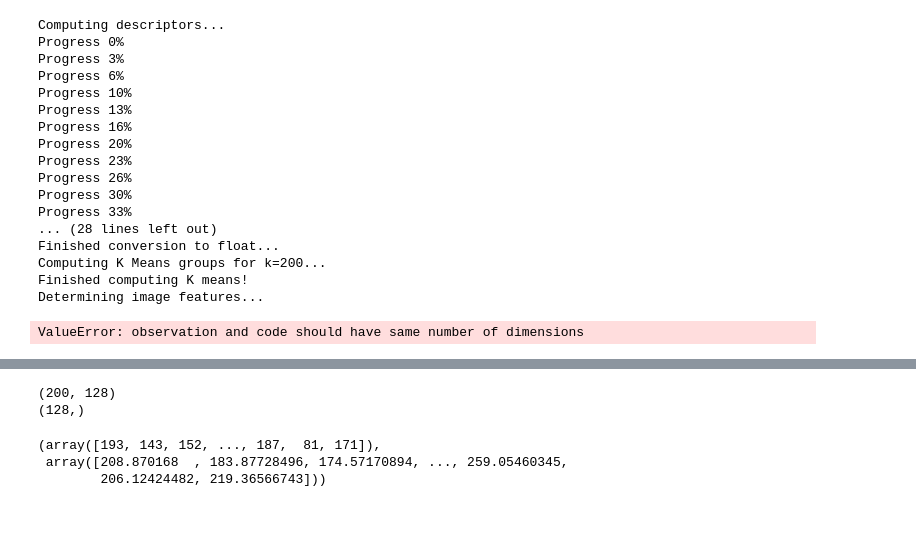
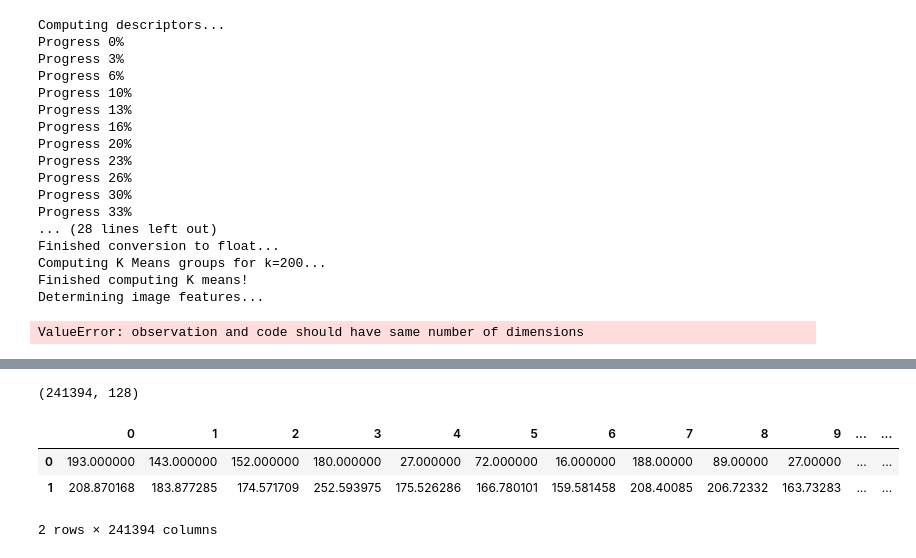
Before and after one commit to PaulErpen/Machine-Learning---Deep-Learning-Exercise, a Jupyter notebook: Traditional_Machine_Learning_Zalando.ipynb, the cells around one changed output, grey strips where cells are left out. Saved outputs shown, nothing was run; the diff lists cells and outputs as text; code cells hidden in the pictures; blank space fills up the shorter version.

```diff
--- a/Traditional_Machine_Learning_Zalando.ipynb
+++ b/Traditional_Machine_Learning_Zalando.ipynb
@@ -357,12 +352,2 @@ ValueError: observation and code should have same number of dimensions
-# %%
-print(voc.shape)
-print(descriptors_float[1].shape)
-vq(descriptors_float, voc)
-# %% [output]
-(200, 128)
-(128,)
-(array([193, 143, 152, ..., 187,  81, 171]),
- array([208.870168  , 183.87728496, 174.57170894, ..., 259.05460345,
-        206.12424482, 219.36566743]))
 # %%
 df_image_features = pd.DataFrame(data=image_features)
@@ -369,0 +355,12 @@ df_image_features.to_csv("zalando_sift_train.csv", index=False)
+# %%
+print(descriptors_float.shape)
+# %% [output]
+(241394, 128)
+# %%
+df_image_features = pd.read_csv("saves/zalando_sift_train.csv")
+display(df_image_features)
+# %% [output]
+|  | 0 | 1 | 2 | 3 | 4 | 5 | 6 | 7 | 8 | 9 | ... | ... |
+| 0 | 193.000000 | 143.000000 | 152.000000 | 180.000000 | 27.000000 | 72.000000 | 16.000000 | 188.00000 | 89.00000 | 27.00000 | ... | ... |
+| 1 | 208.870168 | 183.877285 | 174.571709 | 252.593975 | 175.526286 | 166.780101 | 159.581458 | 208.40085 | 206.72332 | 163.73283 | ... | ... |
+2 rows × 241394 columns
```
Also changed, not shown: parts of 2 cells of this notebook, 1 other file.
